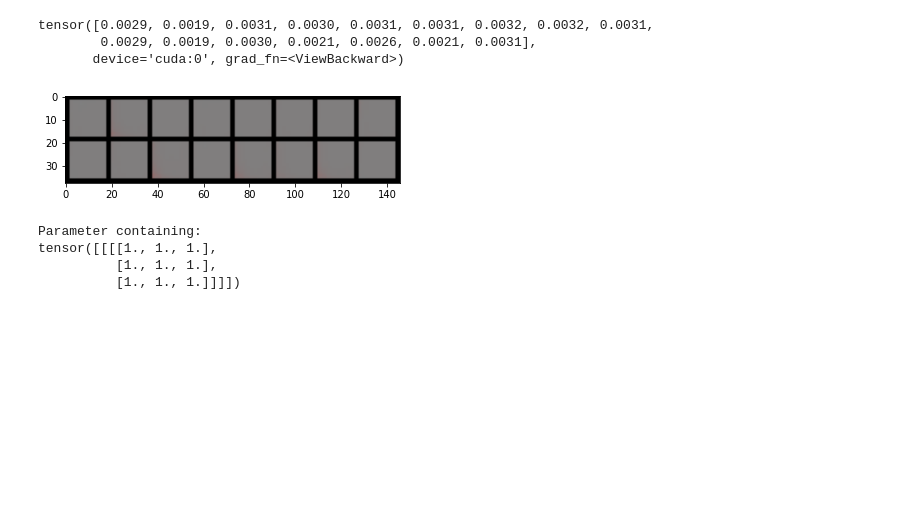
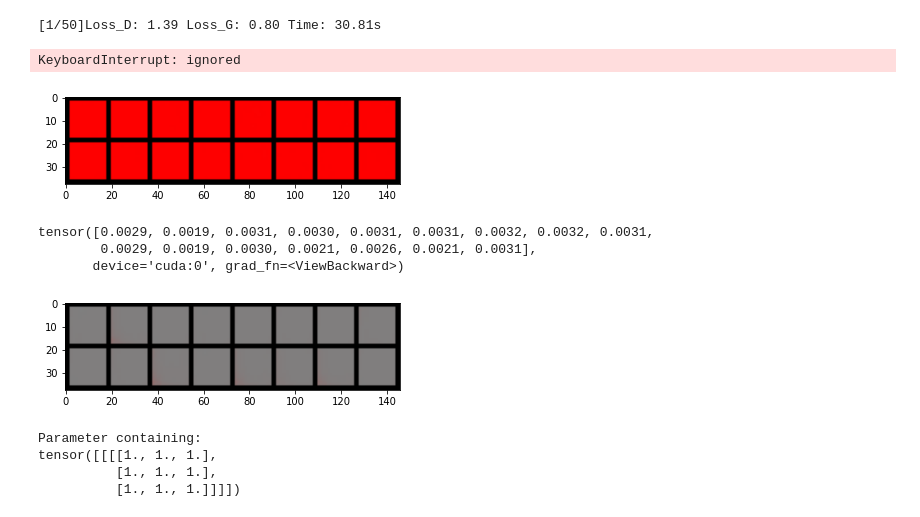
Before and after one commit to AustinXY/pconv-toy, a Jupyter notebook: pconv-toy.ipynb, the cells around one changed output. Cells and saved outputs as stored; diff of their text form; code cells hidden in the pictures; blank space fills up the shorter version.

```diff
--- a/pconv-toy.ipynb
+++ b/pconv-toy.ipynb
@@ -338,3 +338,45 @@ imshow(im[0])
+# %%
+def train(netG, netD, optG, optD, criterion_one):
+  ep = 0
+  netG.train()
+  start_t = time.time()
+  for count in range(1, max_count):
+      ims, mks = prepare_data(batch_size, mask_size)
+
+      noise = Variable(torch.FloatTensor(batch_size, nz)).cuda()
+      noise.data.normal_(0, 1)
+      fake_ims = netG(noise)
+
+      # train D
+      netD.zero_grad()
+      real_logits = netD(ims, mks)
+      fake_logits = netD(fake_ims.detach())
+      fake_labels = torch.zeros_like(fake_logits)
+      real_labels = torch.ones_like(real_logits)
+      errD_real = criterion_one(real_logits, real_labels) # Real/Fake loss for the real image
+      errD_fake = criterion_one(fake_logits, fake_labels) # Real/Fake loss for the fake image
+      errD = errD_real + errD_fake
+      errD.backward()
+      optD.step()
+
+      # train G
+      netG.zero_grad()
+      netD.zero_grad()
+      fake_logits = netD(fake_ims)
+      real_labels = torch.ones_like(fake_logits)
+      errG = criterion_one(fake_logits, real_labels)
+      errG.backward()
+      optG.step()
+
+      if count % 1000 == 0:
+          ep += 1
+          end_t = time.time()
+          print('[%d/%d]Loss_D: %.2f Loss_G: %.2f Time: %.2fs'
+                % (ep, int(max_count/1000),
+                  errD.item(), errG.item(),
+                  end_t - start_t))
+          imshow(fake_ims)
+          start_t = time.time()
 # %%
 max_count = 50001
 batch_size = 16
@@ -416,3 +397,9 @@ for count in range(1, max_count):
+# %%
+train(netG, netD, optG, optD, criterion_one)
+# %% [output]
+[1/50]Loss_D: 1.39 Loss_G: 0.80 Time: 30.81s
+KeyboardInterrupt: ignored
+[figure, added]
 # %%
 netG.eval()
 _noise = Variable(torch.FloatTensor(batch_size, nz)).cuda()
```
Also changed, not shown: parts of 5 cells of this notebook.
